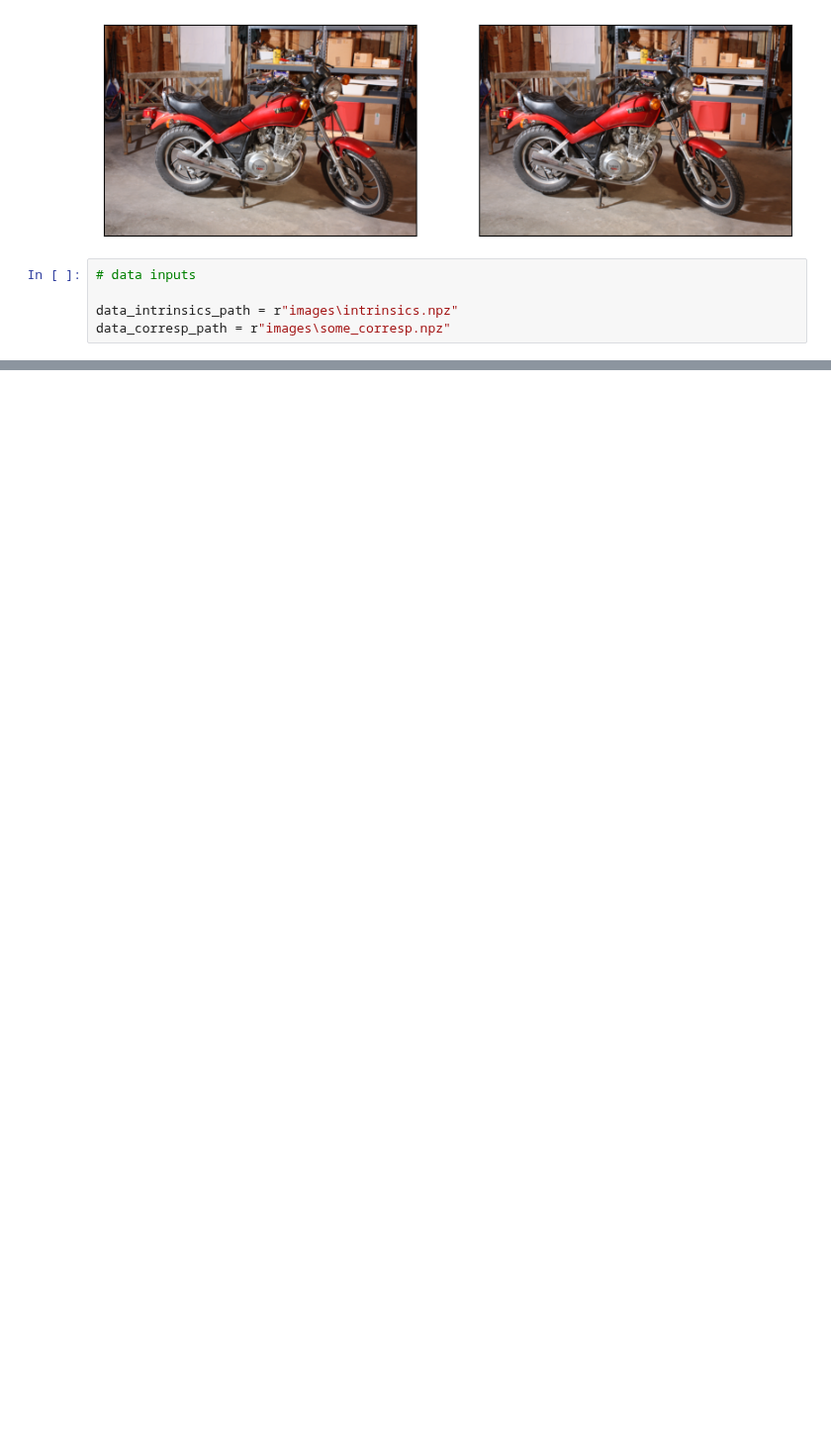
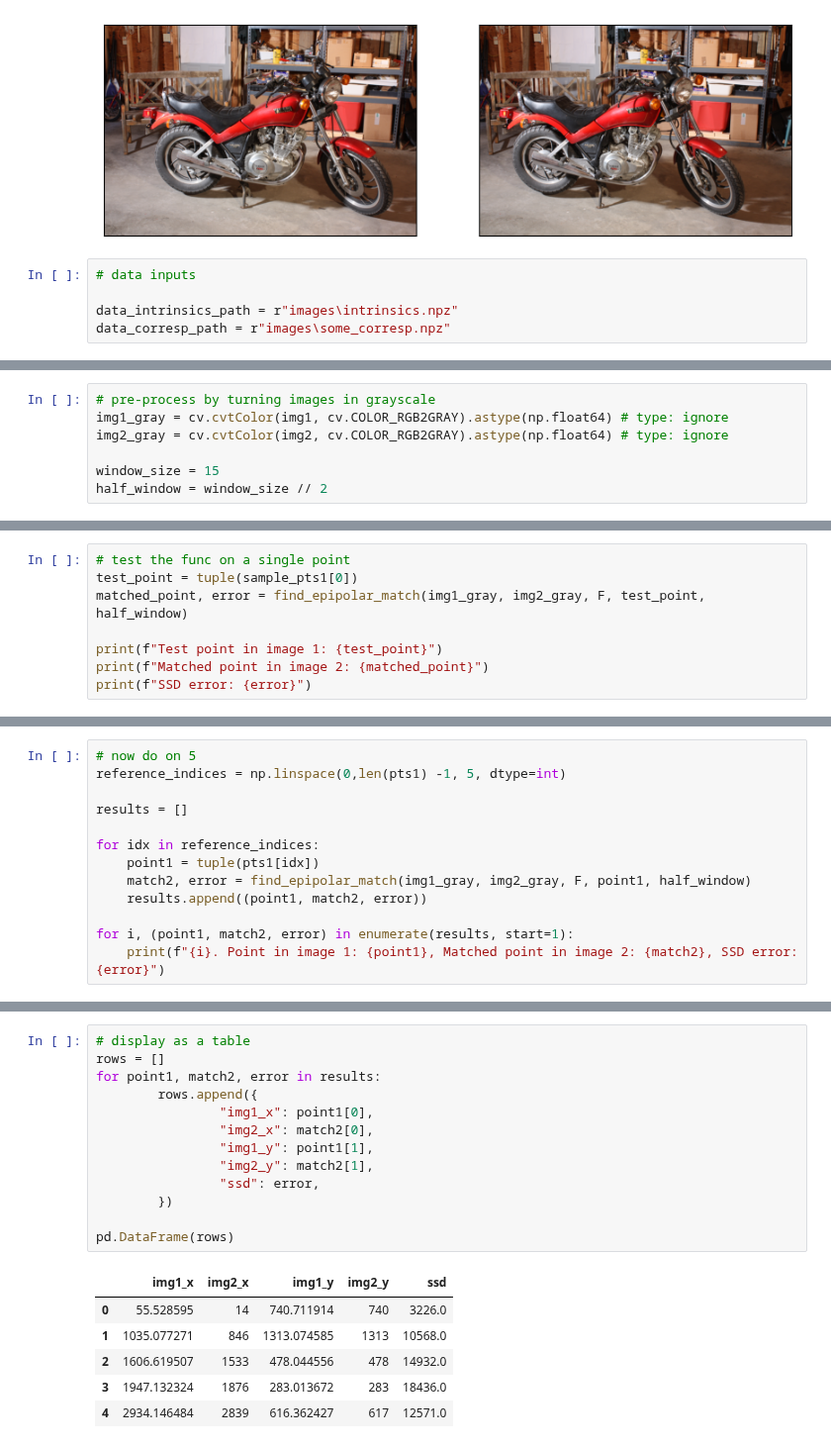
Before and after one commit to Luk446/MachineVisionPractice, a Jupyter notebook: 3d_reconstruction_motion_estimation.ipynb, the cells around one changed output, grey strips where cells are left out. Shown at 99% size. Drawn from its saved outputs; the diff is of its cells as text; blank space fills up the shorter version.

```diff
--- a/3d_reconstruction_motion_estimation.ipynb
+++ b/3d_reconstruction_motion_estimation.ipynb
@@ -156,0 +218,7 @@ Fundamental matrix F:
+# %%
+# pre-process by turning images in grayscale
+img1_gray = cv.cvtColor(img1, cv.COLOR_RGB2GRAY).astype(np.float64) # type: ignore
+img2_gray = cv.cvtColor(img2, cv.COLOR_RGB2GRAY).astype(np.float64) # type: ignore
+
+window_size = 15
+half_window = window_size // 2
@@ -156,0 +284,8 @@ Fundamental matrix F:
+# %%
+# test the func on a single point
+test_point = tuple(sample_pts1[0])
+matched_point, error = find_epipolar_match(img1_gray, img2_gray, F, test_point, half_window)
+
+print(f"Test point in image 1: {test_point}")
+print(f"Matched point in image 2: {matched_point}")
+print(f"SSD error: {error}")
@@ -156,0 +296,13 @@ Fundamental matrix F:
+# %%
+# now do on 5
+reference_indices = np.linspace(0,len(pts1) -1, 5, dtype=int)
+
+results = []
+
+for idx in reference_indices:
+    point1 = tuple(pts1[idx])
+    match2, error = find_epipolar_match(img1_gray, img2_gray, F, point1, half_window)
+    results.append((point1, match2, error))
+
+for i, (point1, match2, error) in enumerate(results, start=1):
+    print(f"{i}. Point in image 1: {point1}, Matched point in image 2: {match2}, SSD error: {error}")
@@ -156,0 +315,20 @@ Fundamental matrix F:
+# %%
+# display as a table
+rows = []
+for point1, match2, error in results:
+        rows.append({
+                "img1_x": point1[0],
+                "img2_x": match2[0],
+                "img1_y": point1[1],
+                "img2_y": match2[1],
+                "ssd": error,
+        })
+
+pd.DataFrame(rows)
+# %% [output]
+|  | img1_x | img2_x | img1_y | img2_y | ssd |
+| 0 | 55.528595 | 14 | 740.711914 | 740 | 3226.0 |
+| 1 | 1035.077271 | 846 | 1313.074585 | 1313 | 10568.0 |
+| 2 | 1606.619507 | 1533 | 478.044556 | 478 | 14932.0 |
+| 3 | 1947.132324 | 1876 | 283.013672 | 283 | 18436.0 |
+| 4 | 2934.146484 | 2839 | 616.362427 | 617 | 12571.0 |
```
Also changed, not shown: parts of 25 cells of this notebook.
